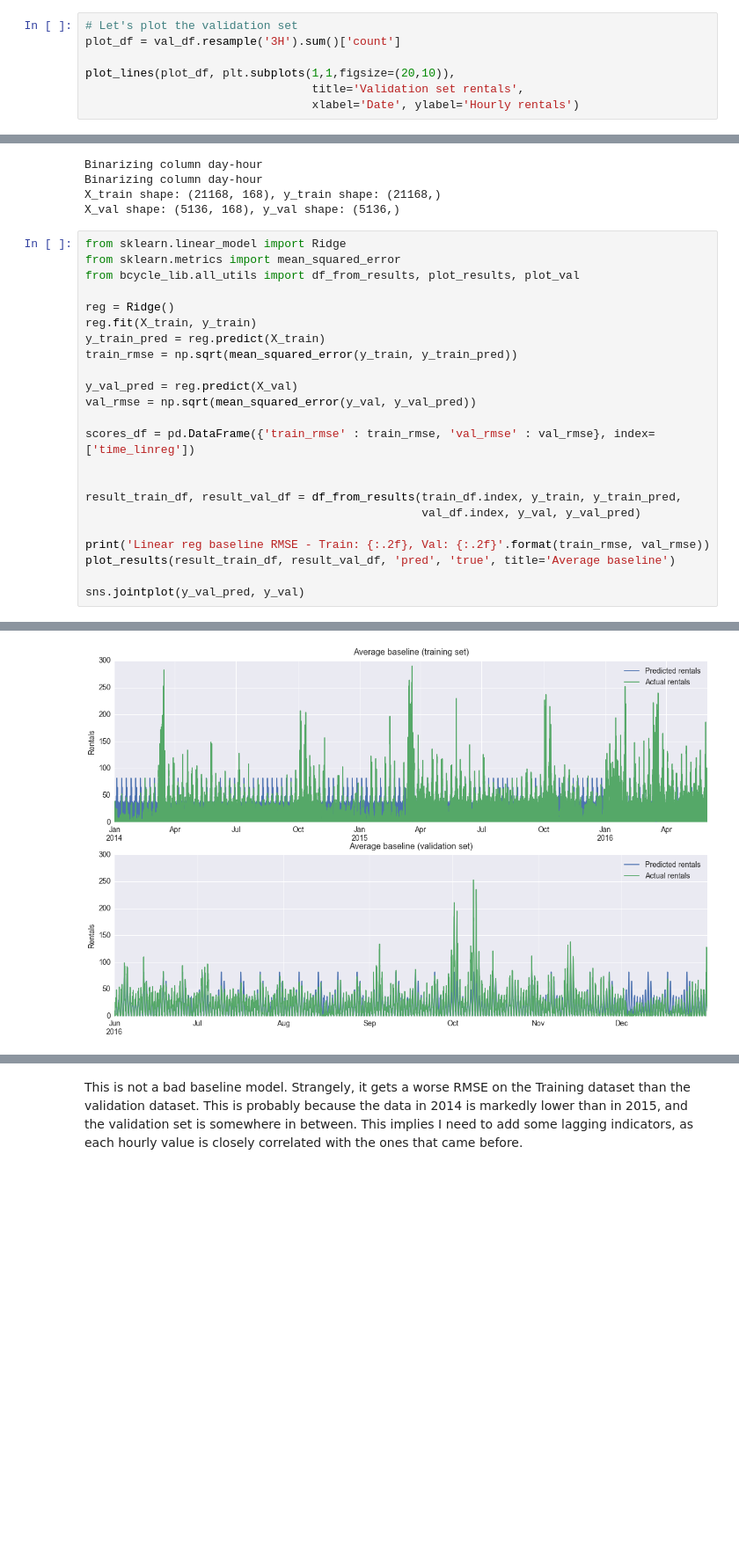
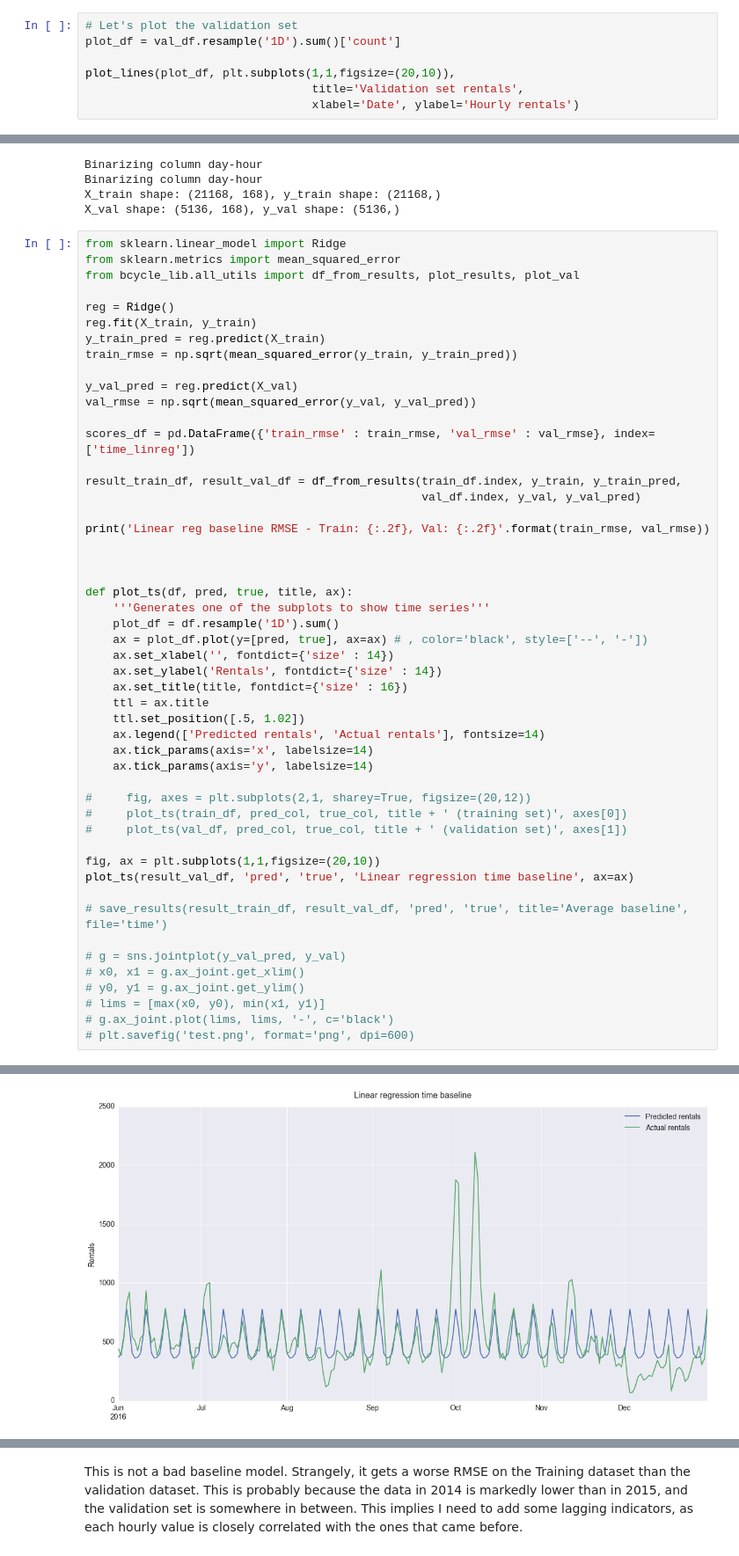
Before and after one commit to timgasser/bcycle-austin, a Jupyter notebook: notebooks/bcycle_all_data_models.ipynb, the cells around one changed output, grey strips where cells are left out. Shown at 88% size. Cells and saved outputs as stored; diff of their text form; blank space fills up the shorter version.

```diff
--- a/notebooks/bcycle_all_data_models.ipynb
+++ b/notebooks/bcycle_all_data_models.ipynb
@@ -260,7 +274,7 @@ After these peaks, there are other days with between 1000 and 1500 trips. There'
 For these special cases, we'll need to add in extra dummy variables to help models work out why the amount of trips suddenly peaks.
 # %%
 # Let's plot the validation set
-plot_df = val_df.resample('3H').sum()['count']
+plot_df = val_df.resample('1D').sum()['count']
 
 plot_lines(plot_df, plt.subplots(1,1,figsize=(20,10)),
                                  title='Validation set rentals',
@@ -330,13 +345,40 @@ val_rmse = np.sqrt(mean_squared_error(y_val, y_val_pred))
 
 scores_df = pd.DataFrame({'train_rmse' : train_rmse, 'val_rmse' : val_rmse}, index=['time_linreg'])
 
-
 result_train_df, result_val_df = df_from_results(train_df.index, y_train, y_train_pred,
                                                  val_df.index, y_val, y_val_pred)
 
 print('Linear reg baseline RMSE - Train: {:.2f}, Val: {:.2f}'.format(train_rmse, val_rmse))
-plot_results(result_train_df, result_val_df, 'pred', 'true', title='Average baseline')
 
-sns.jointplot(y_val_pred, y_val)
+
+
+def plot_ts(df, pred, true, title, ax):
+    '''Generates one of the subplots to show time series'''
+    plot_df = df.resample('1D').sum()
+    ax = plot_df.plot(y=[pred, true], ax=ax) # , color='black', style=['--', '-'])
+    ax.set_xlabel('', fontdict={'size' : 14})
+    ax.set_ylabel('Rentals', fontdict={'size' : 14})
+    ax.set_title(title, fontdict={'size' : 16})
+    ttl = ax.title
+    ttl.set_position([.5, 1.02])
+    ax.legend(['Predicted rentals', 'Actual rentals'], fontsize=14)
+    ax.tick_params(axis='x', labelsize=14)
+    ax.tick_params(axis='y', labelsize=14)
+
+#     fig, axes = plt.subplots(2,1, sharey=True, figsize=(20,12))
+#     plot_ts(train_df, pred_col, true_col, title + ' (training set)', axes[0])
+#     plot_ts(val_df, pred_col, true_col, title + ' (validation set)', axes[1])
+
+fig, ax = plt.subplots(1,1,figsize=(20,10))
+plot_ts(result_val_df, 'pred', 'true', 'Linear regression time baseline', ax=ax)
+
+# save_results(result_train_df, result_val_df, 'pred', 'true', title='Average baseline', file='time')
+
+# g = sns.jointplot(y_val_pred, y_val)
+# x0, x1 = g.ax_joint.get_xlim()
+# y0, y1 = g.ax_joint.get_ylim()
+# lims = [max(x0, y0), min(x1, y1)]
+# g.ax_joint.plot(lims, lims, '-', c='black')
+# plt.savefig('test.png', format='png', dpi=600)
 # %% [output]
 Linear reg baseline RMSE - Train: 21.37, Val: 16.76
@@ -344 +385 @@ Linear reg baseline RMSE - Train: 21.37, Val: 16.76
-[figure, old version]
+[figure, new version]
```
Also changed, not shown: parts of 18 cells of this notebook, 2 other files.
